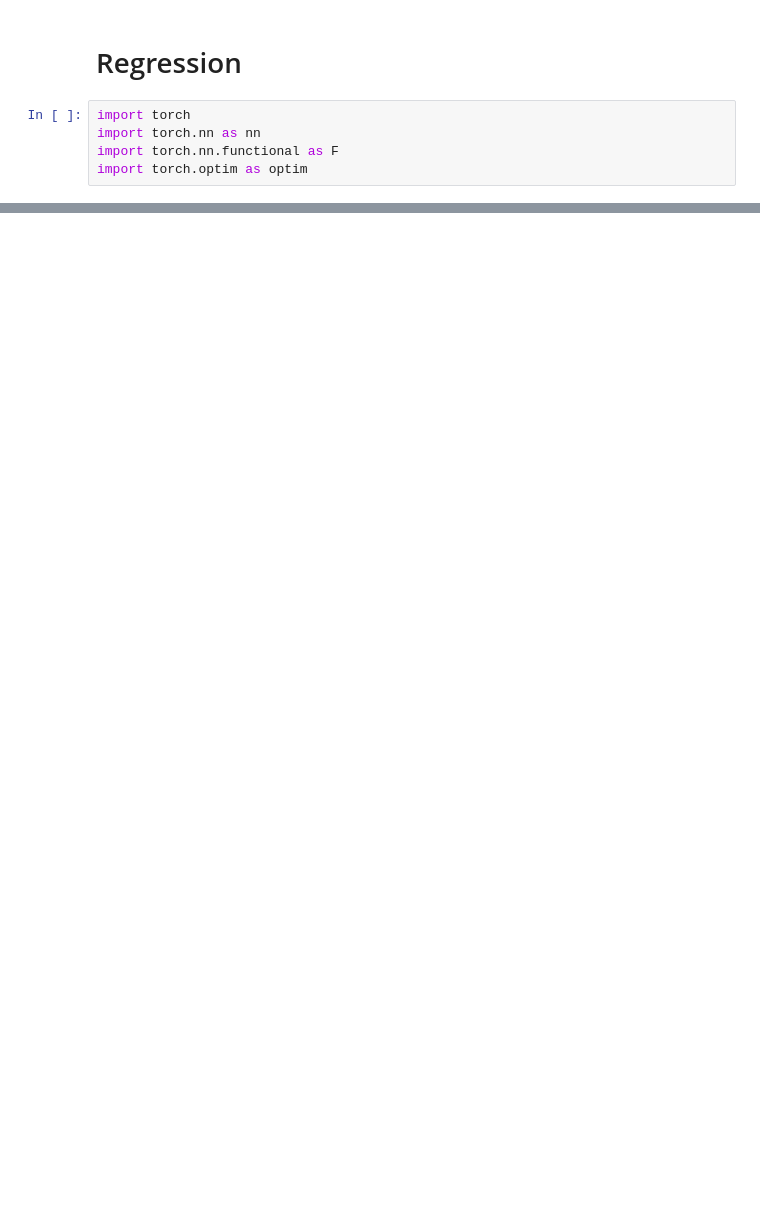
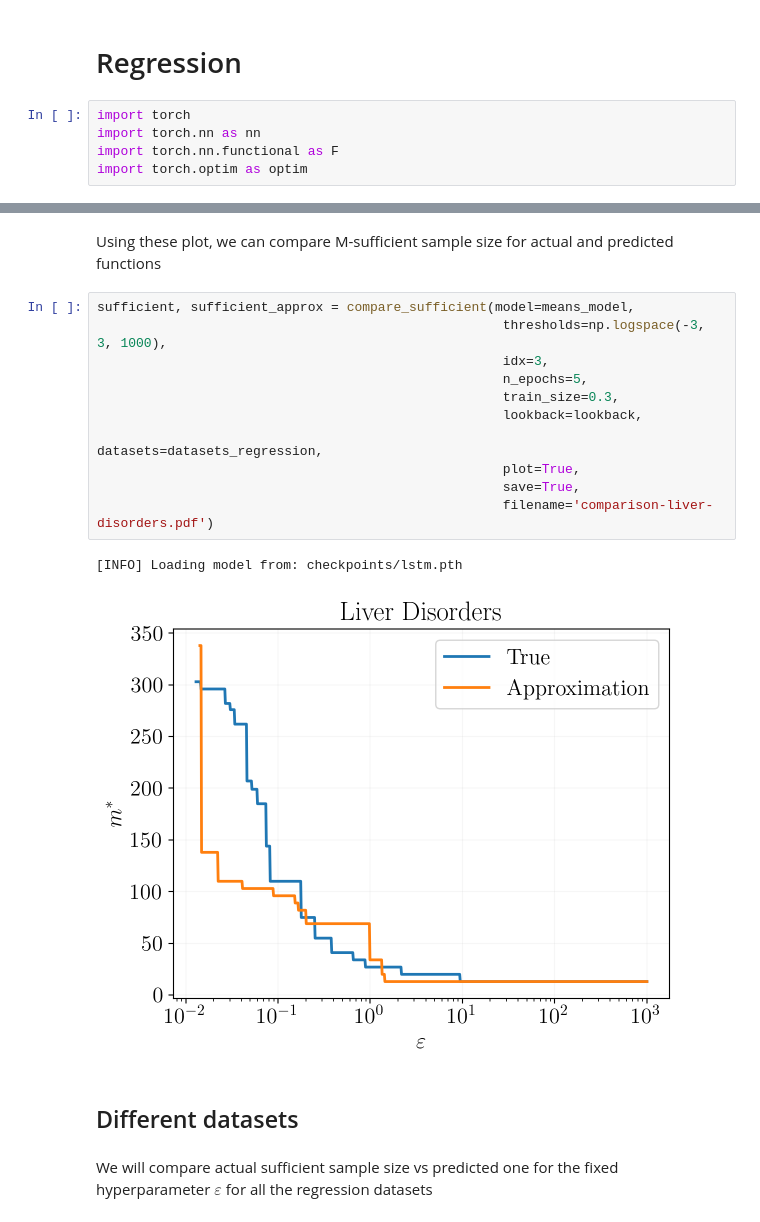
Before and after one commit to kisnikser/Likelihood-Bootstrapping, a Jupyter notebook: code/forecasting.ipynb, the cells around one changed output, grey strips where cells are left out. Saved outputs shown, nothing was run; the diff lists cells and outputs as text; blank space fills up the shorter version.

```diff
--- a/code/forecasting.ipynb
+++ b/code/forecasting.ipynb
@@ -191,0 +92,20 @@ with torch.no_grad():
+# %% [markdown]
+Using these plot, we can compare M-sufficient sample size for actual and predicted functions
+# %%
+sufficient, sufficient_approx = compare_sufficient(model=means_model,
+                                                    thresholds=np.logspace(-3, 3, 1000),
+                                                    idx=3,
+                                                    n_epochs=5,
+                                                    train_size=0.3,
+                                                    lookback=lookback,
+                                                    datasets=datasets_regression,
+                                                    plot=True,
+                                                    save=True,
+                                                    filename='comparison-liver-disorders.pdf')
+# %% [output]
+[INFO] Loading model from: checkpoints/lstm.pth
+[figure, added]
+# %% [markdown]
+## Different datasets
+# %% [markdown]
+We will compare actual sufficient sample size vs predicted one for the fixed hyperparameter $\varepsilon$ for all the regression datasets
```
Also changed, not shown: parts of 16 cells of this notebook, 8 other files.
